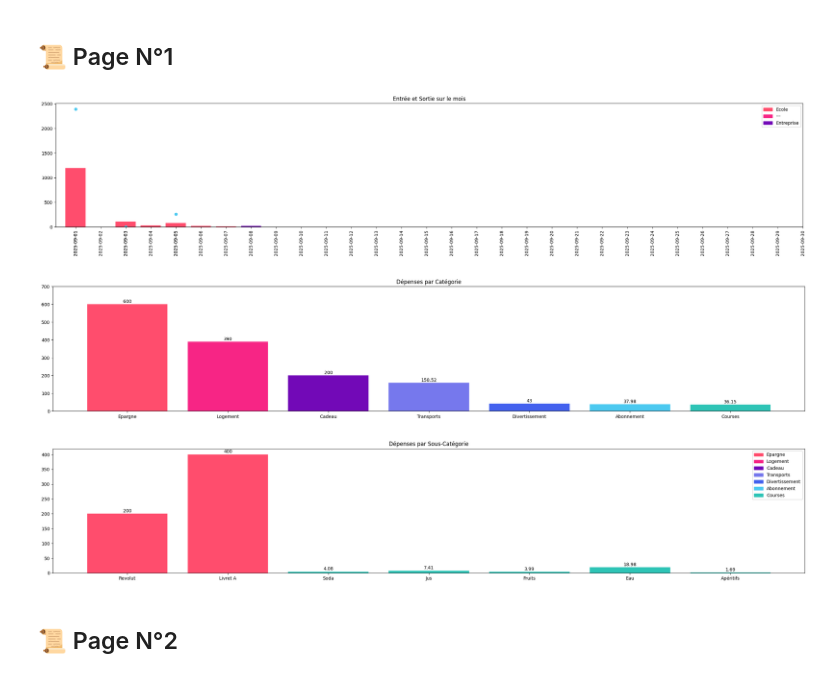
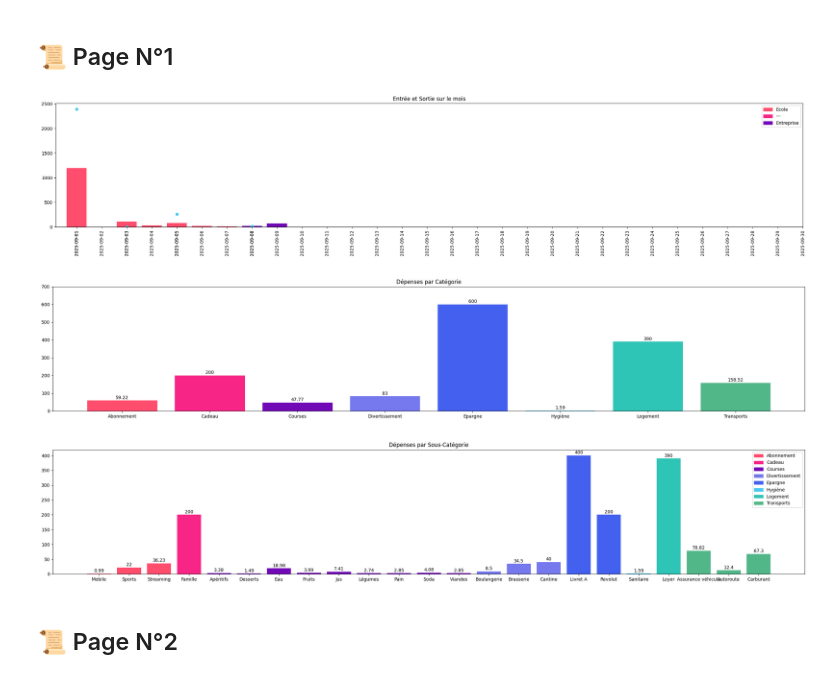
Before and after one commit to ranjith-rjh/BudgetManagement, a Jupyter notebook: 4-REPORT/Dashboard.ipynb, the cells around one changed output. Drawn from its saved outputs; the diff is of its cells as text; code cells hidden in the pictures.

```diff
--- a/4-REPORT/Dashboard.ipynb
+++ b/4-REPORT/Dashboard.ipynb
@@ -443,6 +443,7 @@ def plot_depenses_par_ss_categorie(donnees, categories, sort_by_montant = False)
     if sort_by_montant == True :
         sortie_categorie = sortie_categorie.sort_values('Montant', ascending=False)
 
+    sortie_categorie = sortie_categorie.reset_index()
     sortie_categorie['index'] = sortie_categorie.index
     sortie_categorie = sortie_categorie.drop('Montant', axis=1)
 
@@ -461,9 +462,9 @@ def plot_depenses_par_ss_categorie(donnees, categories, sort_by_montant = False)
 
     if sort_by_montant == True :
         sortie_ss_categorie = sortie_ss_categorie.merge(sortie_categorie)
-        sortie_ss_categorie = sortie_ss_categorie.sort_values(['index', 'Sous-catégorie'], ascending=False)
+        sortie_ss_categorie = sortie_ss_categorie.sort_values(['index', 'Sous-catégorie'])
+
     sortie_ss_categorie['Couleur'] = sortie_ss_categorie['Catégorie'].map(dict_couleur)
-
 
     fig, ax = plt.subplots(figsize=(30, 5))
 
@@ -679,15 +680,15 @@ page_1_data = page_1_data[
     &   (page_1_data['Sous-catégorie'].isin(page_1_filter_ss_categorie))
 ]
 # %%
-sort_by_montant = True
+sort_by_montant = False
 plot_flux_sur_le_temps(page_1_data)
 plot_depenses_par_categorie(page_1_data, sort_by_montant)
-plot_depenses_par_ss_categorie(page_1_data, ['Epargne', 'Courses'], sort_by_montant)
-# plot_depenses_par_ss_categorie(page_1_data, ['Courses', 'Transports'])
+# plot_depenses_par_ss_categorie(page_1_data, ['Epargne', 'Courses'], sort_by_montant)
+plot_depenses_par_ss_categorie(page_1_data, [], sort_by_montant)
 # %% [output]
-[figure, old version]
+[figure, new version]
-[figure, old version]
+[figure, new version]
-[figure, old version]
+[figure, new version]
 # %% [markdown]
 ## 📜 Page N°2
 # %%
```
Also changed, not shown: parts of 6 cells of this notebook, 1 other file.
